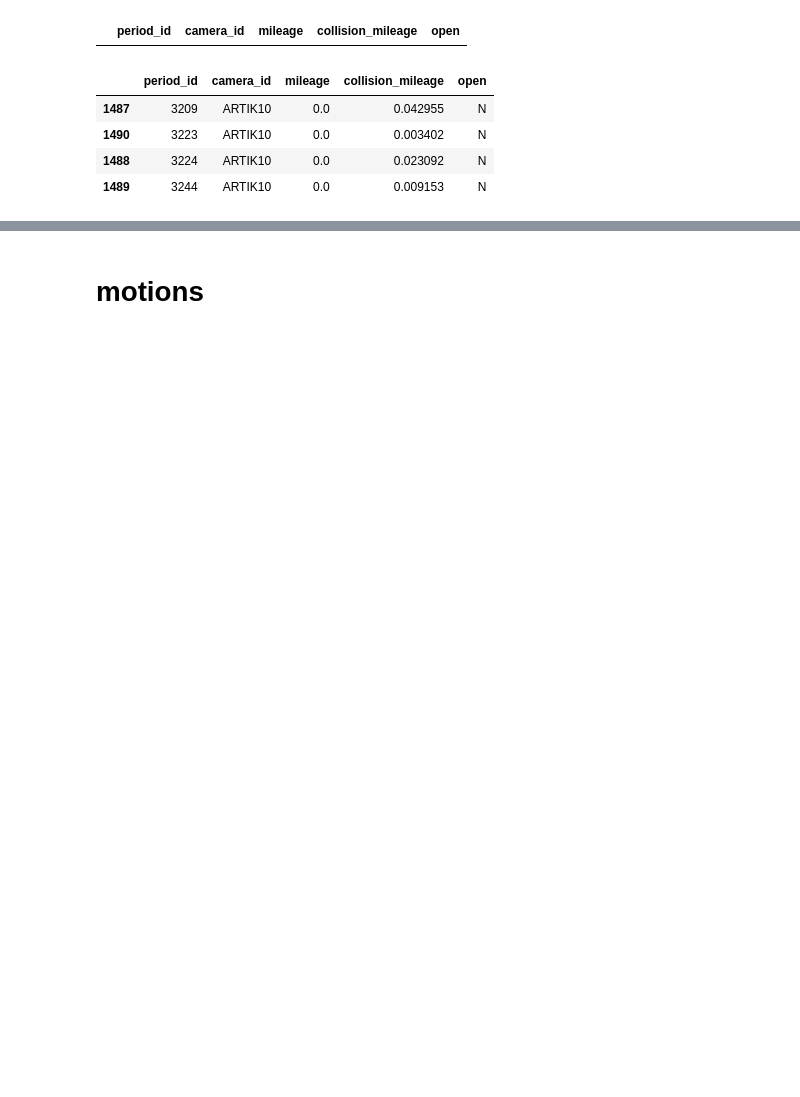
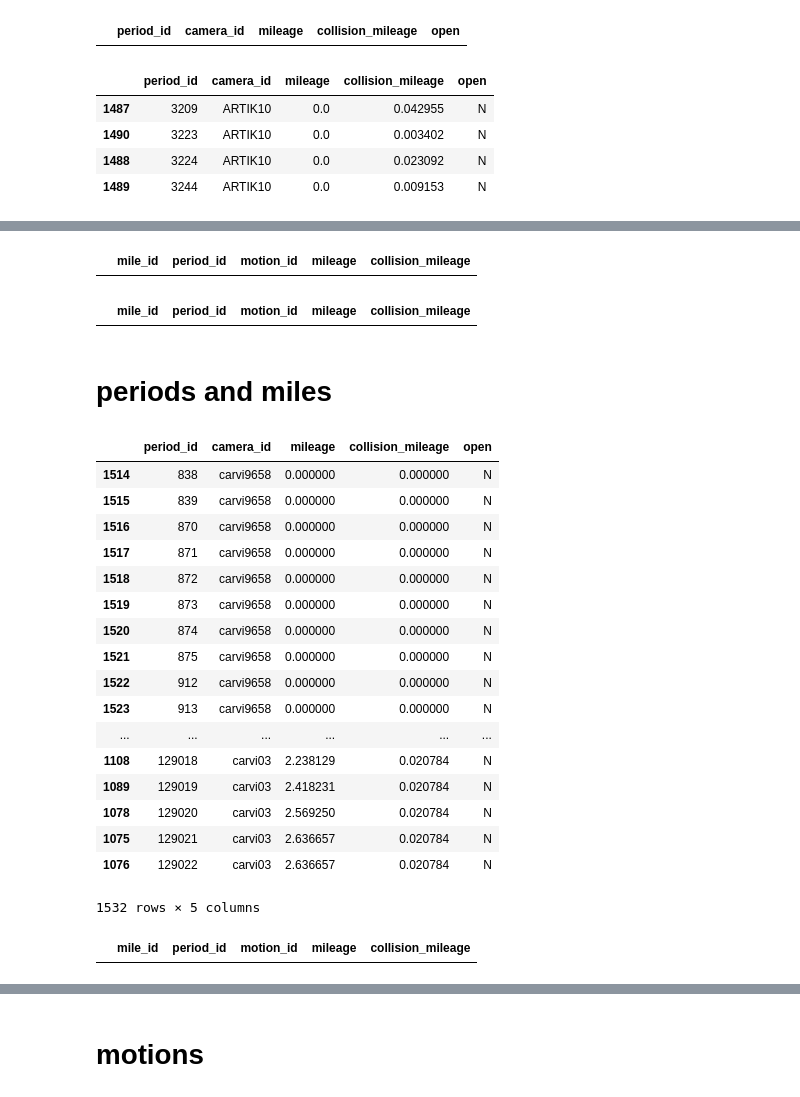
Before and after one commit to aching87/CarVi, a Jupyter notebook: Data_Integrity_Check.ipynb, the cells around one changed output, grey strips where cells are left out. Cells and saved outputs as stored; diff of their text form; code cells hidden in the pictures; blank space fills up the shorter version.

```diff
--- a/Data_Integrity_Check.ipynb
+++ b/Data_Integrity_Check.ipynb
@@ -19,6 +19,5 @@ import matplotlib.pyplot as plt
 # %% [markdown]
 # periods
 # %%
-periods=pd.read_csv('periods.csv')
-periods=periods.sort("period_id")
+periods=pd.read_csv('periods.csv').sort_values("period_id")
 # %%
@@ -79,0 +67,35 @@ len(miles[miles['collision_mileage']==0])
+# %%
+miles[~(miles["mileage"] >= miles["collision_mileage"])] #check if mileage >= collision_milleage, return rows where false
+# %% [output]
+|  | mile_id | period_id | motion_id | mileage | collision_mileage |
+# %%
+miles[~(miles['mile_id']==miles['motion_id'])] #check that mile_id = motion_id
+# %% [output]
+|  | mile_id | period_id | motion_id | mileage | collision_mileage |
+# %% [markdown]
+# periods and miles
+# %%
+periods[~periods['period_id'].isin(miles['period_id'])]#check if all periods.period_id is in miles.period_id
+# %% [output]
+|  | period_id | camera_id | mileage | collision_mileage | open |
+| 1514 | 838 | carvi9658 | 0.000000 | 0.000000 | N |
+| 1515 | 839 | carvi9658 | 0.000000 | 0.000000 | N |
+| 1516 | 870 | carvi9658 | 0.000000 | 0.000000 | N |
+| 1517 | 871 | carvi9658 | 0.000000 | 0.000000 | N |
+| 1518 | 872 | carvi9658 | 0.000000 | 0.000000 | N |
+| 1519 | 873 | carvi9658 | 0.000000 | 0.000000 | N |
+| 1520 | 874 | carvi9658 | 0.000000 | 0.000000 | N |
+| 1521 | 875 | carvi9658 | 0.000000 | 0.000000 | N |
+| 1522 | 912 | carvi9658 | 0.000000 | 0.000000 | N |
+| 1523 | 913 | carvi9658 | 0.000000 | 0.000000 | N |
+| ... | ... | ... | ... | ... | ... |
+| 1108 | 129018 | carvi03 | 2.238129 | 0.020784 | N |
+| 1089 | 129019 | carvi03 | 2.418231 | 0.020784 | N |
+| 1078 | 129020 | carvi03 | 2.569250 | 0.020784 | N |
+| 1075 | 129021 | carvi03 | 2.636657 | 0.020784 | N |
+| 1076 | 129022 | carvi03 | 2.636657 | 0.020784 | N |
+1532 rows × 5 columns
+# %%
+miles[~miles['period_id'].isin(periods['period_id'])]#check if all miles.period_id is in periods.period_id
+# %% [output]
+|  | mile_id | period_id | motion_id | mileage | collision_mileage |
```
Also changed, not shown: parts of 58 cells of this notebook.
